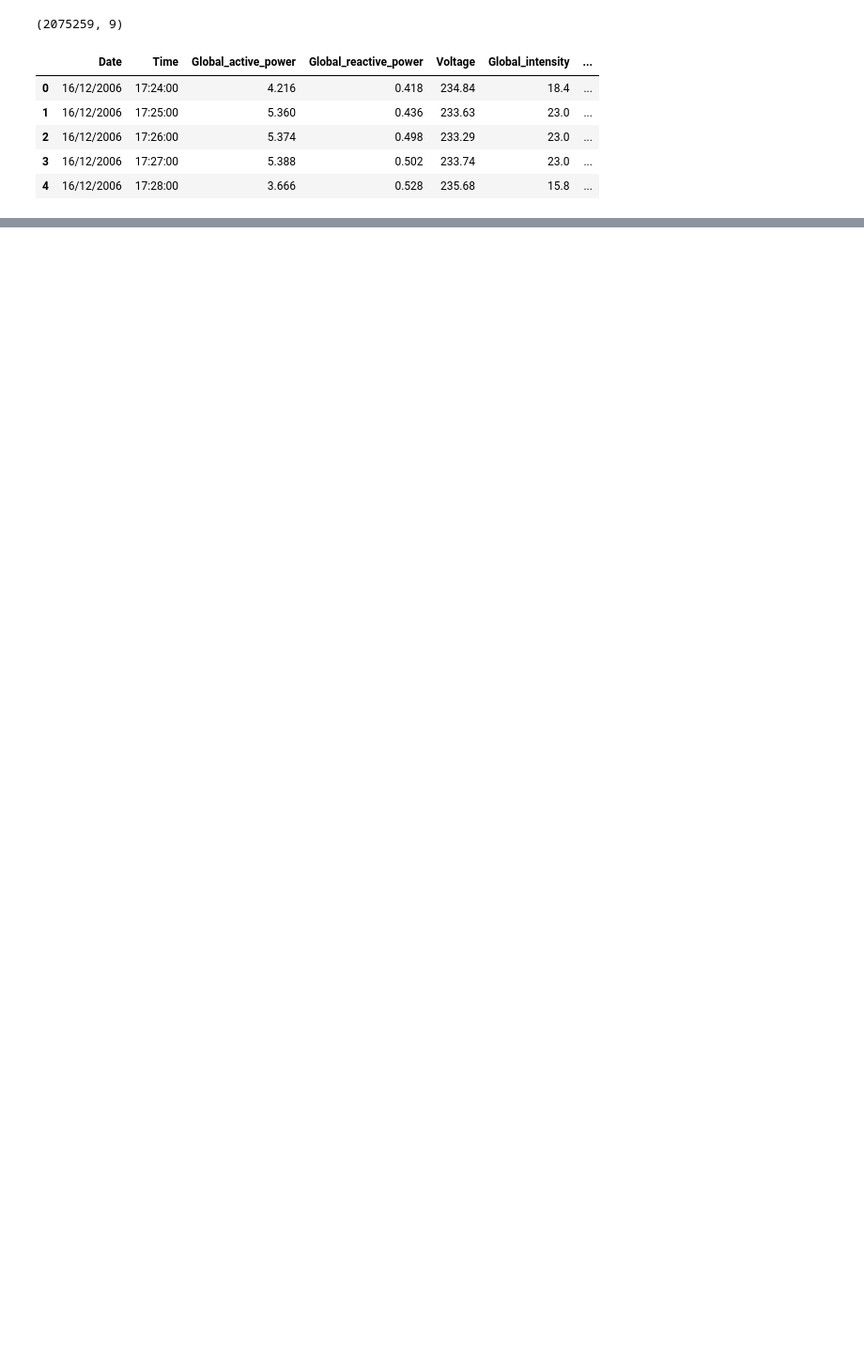
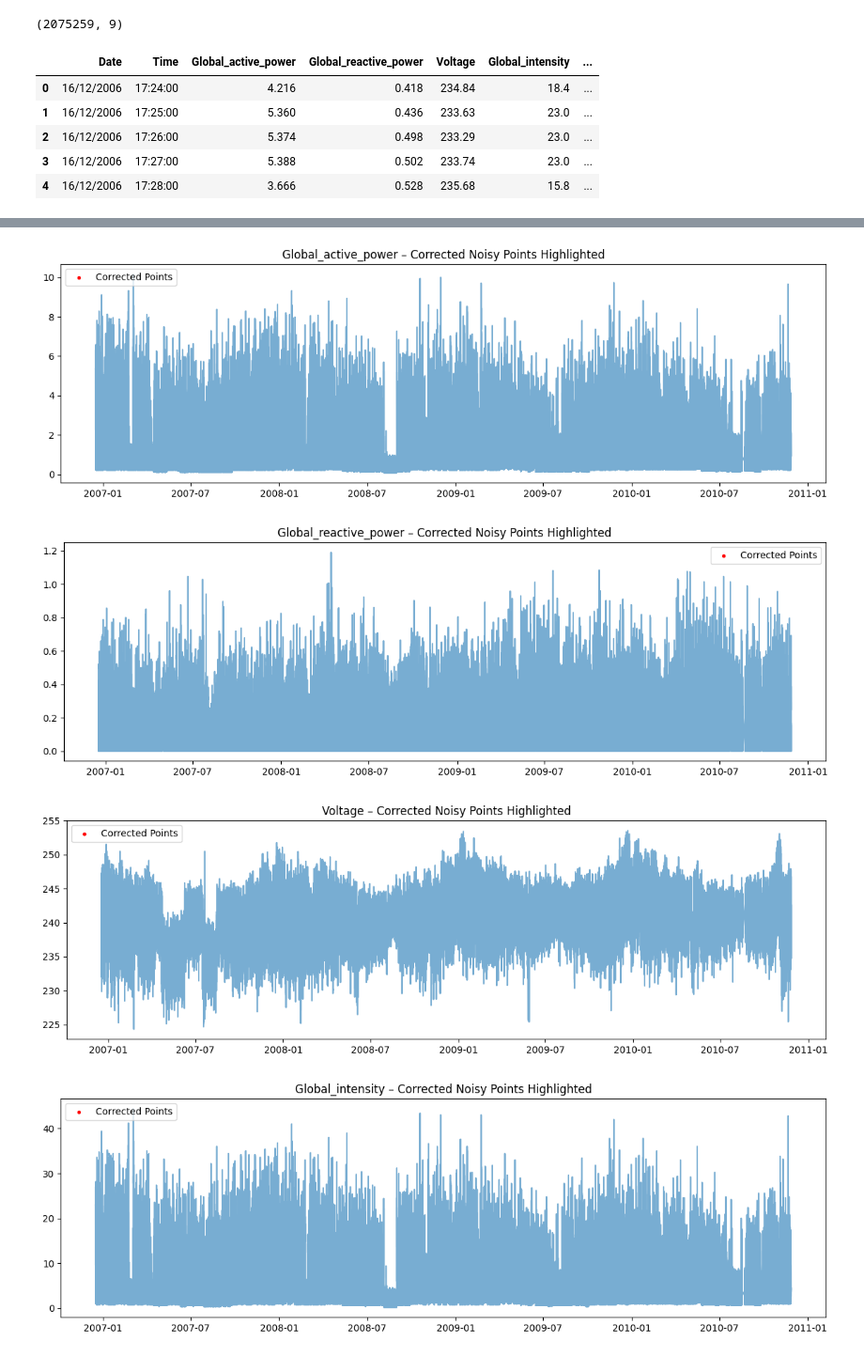
Before and after one commit to pinarrcindemirr/DataScienceProject, a Jupyter notebook: ML_Q1122408.ipynb, the cells around one changed output, grey strips where cells are left out. Shown at 94% size. Saved outputs shown, nothing was run; the diff lists cells and outputs as text; code cells hidden in the pictures; blank space fills up the shorter version.

```diff
--- a/ML_Q1122408.ipynb
+++ b/ML_Q1122408.ipynb
@@ -50,0 +151,35 @@ df.head()
+# %%
+for col in features:
+    df.loc[df[col] < 0, col] = None
+
+for col in features:
+    df[col] = df[col].rolling(
+        window=5,
+        center=True
+    ).median()
+
+df[features] = df[features].interpolate(method='time').ffill()
+# %%
+df_before_noise = df.copy()
+
+for col in features:
+    corrected_points = df_before_noise[col] != df[col]
+
+    plt.figure(figsize=(12,4))
+    plt.plot(df.index, df[col], alpha=0.6)
+    plt.scatter(
+        df.index[corrected_points],
+        df.loc[corrected_points, col],
+        color='red',
+        s=8,
+        label='Corrected Points'
+    )
+    plt.legend()
+    plt.title(f"{col} – Corrected Noisy Points Highlighted")
+    plt.tight_layout()
+    plt.show()
+# %% [output]
+[figure, added]
+[figure, added]
+[figure, added]
+[figure, added]
```
Also changed, not shown: parts of 12 cells of this notebook.
